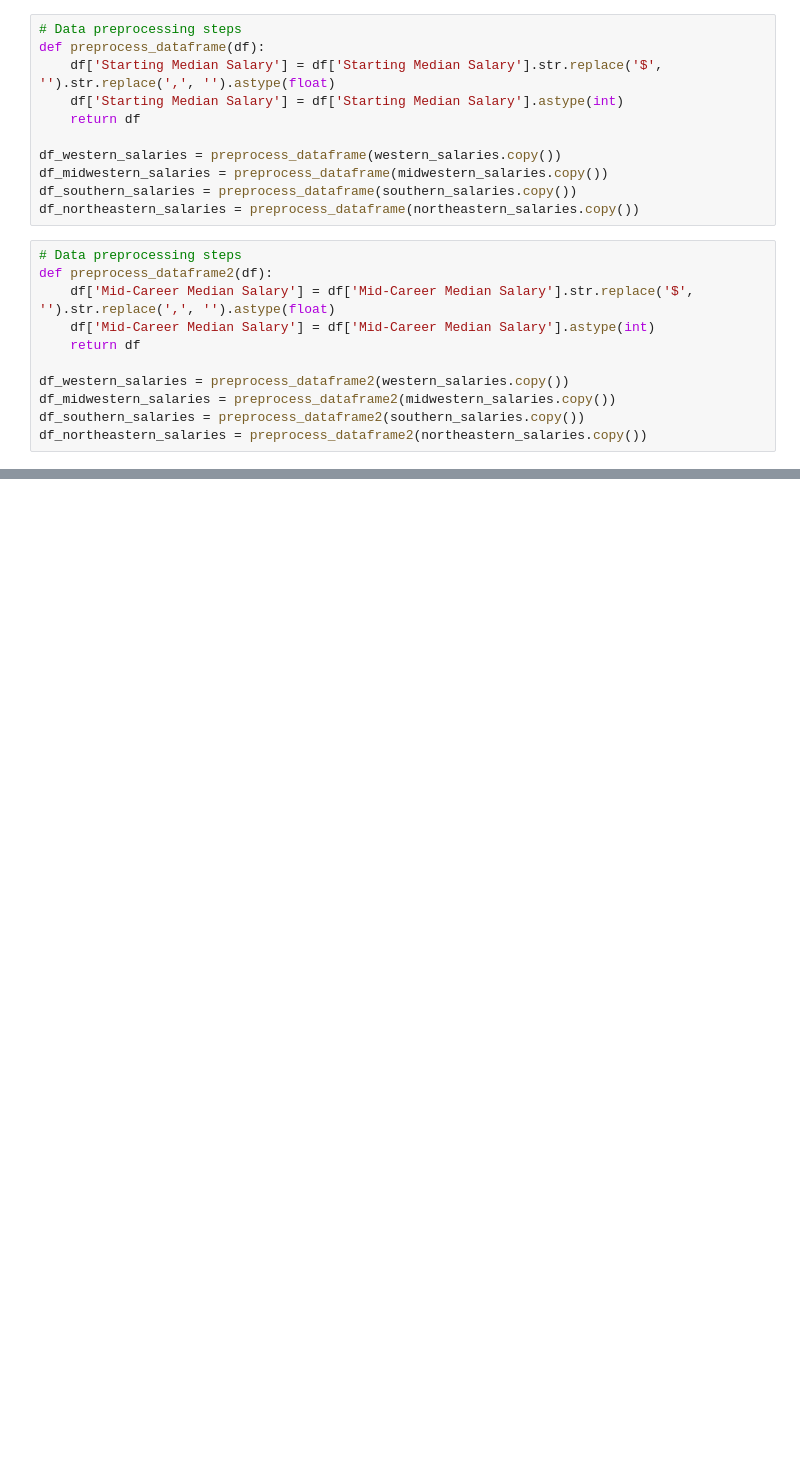
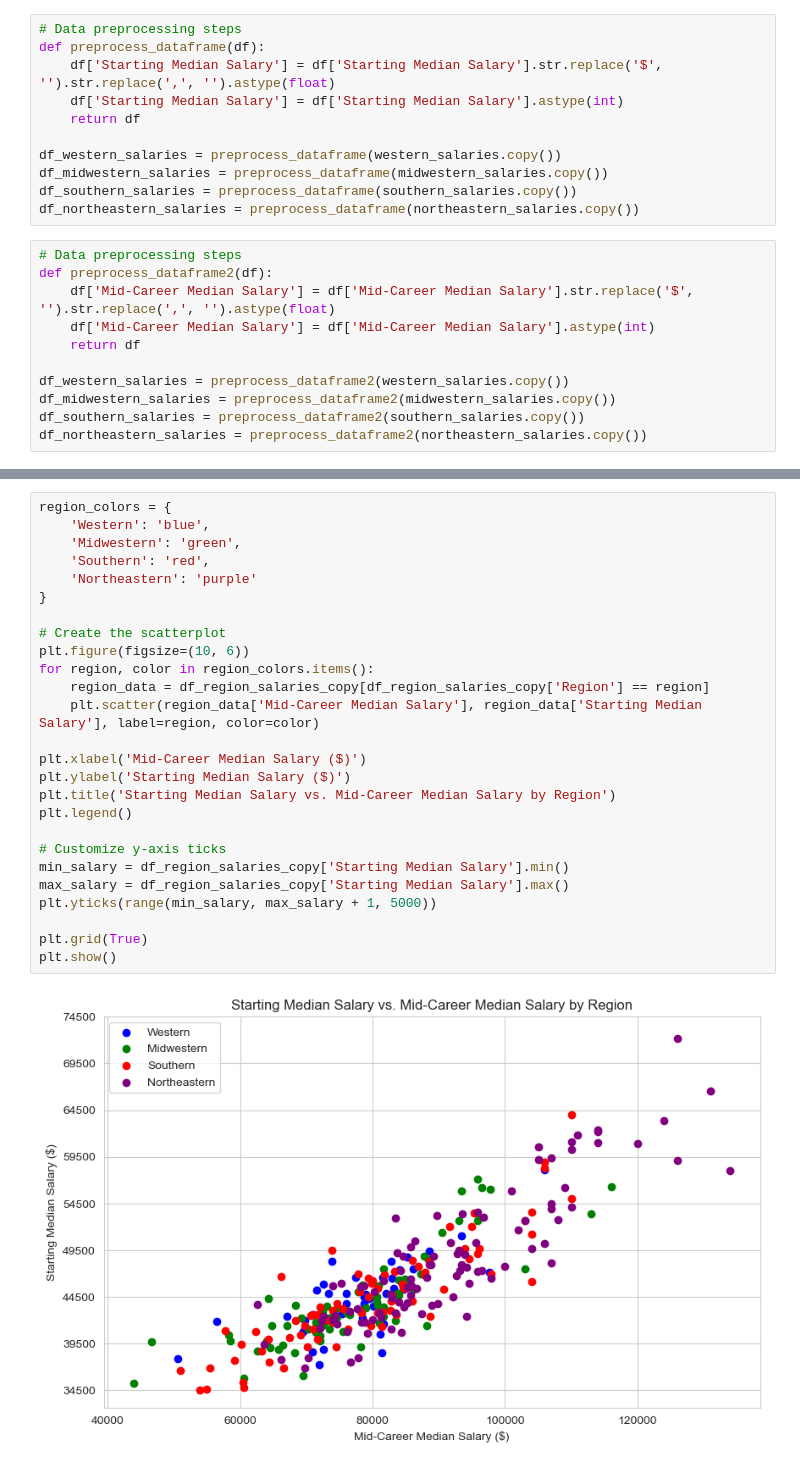
Before and after one commit to mynamescheff/nice-college, a Jupyter notebook: model.ipynb, the cells around one changed output, grey strips where cells are left out. Drawn from its saved outputs; the diff is of its cells as text; blank space fills up the shorter version.

```diff
--- a/model.ipynb
+++ b/model.ipynb
@@ -160,0 +224,28 @@ plt.show()
+# %%
+region_colors = {
+    'Western': 'blue',
+    'Midwestern': 'green',
+    'Southern': 'red',
+    'Northeastern': 'purple'
+}
+
+# Create the scatterplot
+plt.figure(figsize=(10, 6))
+for region, color in region_colors.items():
+    region_data = df_region_salaries_copy[df_region_salaries_copy['Region'] == region]
+    plt.scatter(region_data['Mid-Career Median Salary'], region_data['Starting Median Salary'], label=region, color=color)
+
+plt.xlabel('Mid-Career Median Salary ($)')
+plt.ylabel('Starting Median Salary ($)')
+plt.title('Starting Median Salary vs. Mid-Career Median Salary by Region')
+plt.legend()
+
+# Customize y-axis ticks
+min_salary = df_region_salaries_copy['Starting Median Salary'].min()
+max_salary = df_region_salaries_copy['Starting Median Salary'].max()
+plt.yticks(range(min_salary, max_salary + 1, 5000))
+
+plt.grid(True)
+plt.show()
+# %% [output]
+[figure, added]
```
Also changed, not shown: parts of 19 cells of this notebook.
